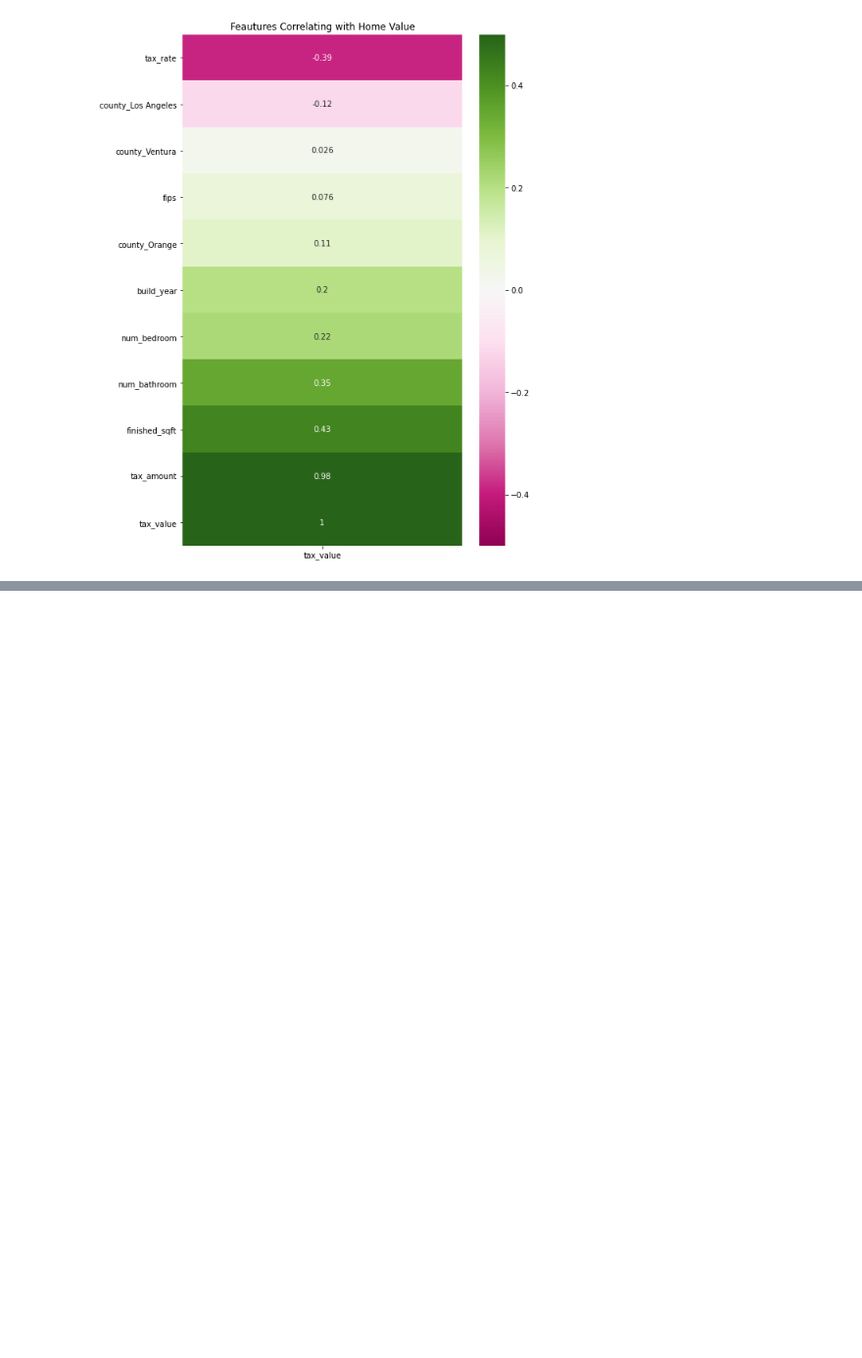
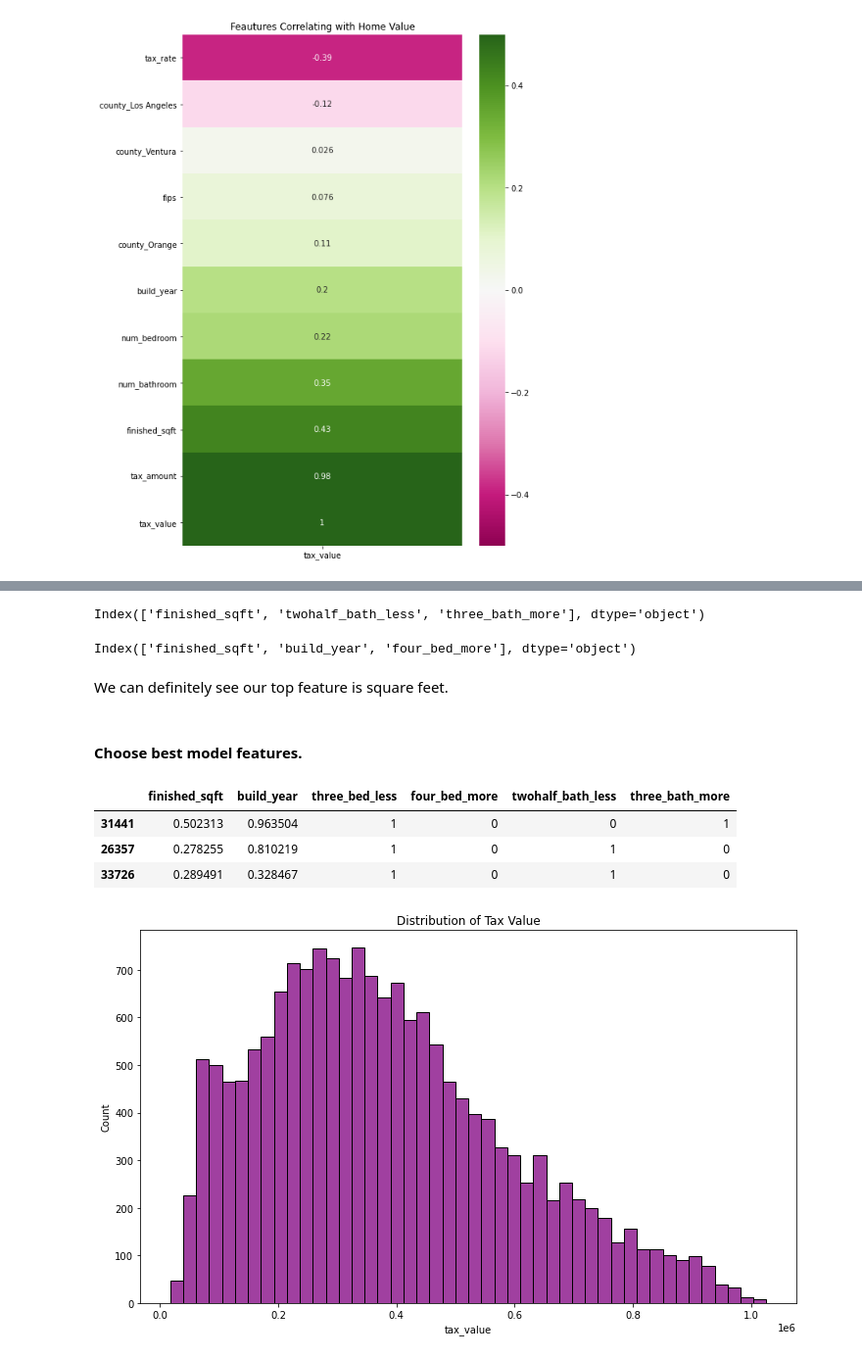
Before and after one commit to DesireeMcElroy/zillow-regression-project, a Jupyter notebook: zillow.ipynb, the cells around one changed output, grey strips where cells are left out. Shown at 98% size. Cells and saved outputs as stored; diff of their text form; code cells hidden in the pictures; blank space fills up the shorter version.

```diff
--- a/zillow.ipynb
+++ b/zillow.ipynb
@@ -359,0 +457,23 @@ plt.show()
+# %%
+# Here I bin my data and separate columns for houses with 3 or less bedrooms and 4 or more bedrooms
+# For bathrooms I bin them as 2.5 or less bathroom homes and 3 or more bathroom homes.
+
+train_scaled['three_bed_less'] = np.where(train_scaled['num_bedroom']<4,1,0)
+train_scaled['four_bed_more'] = np.where(train_scaled['num_bedroom']>3,1,0)
+
+validate_scaled['three_bed_less'] = np.where(validate_scaled['num_bedroom']<4,1,0)
+validate_scaled['four_bed_more'] = np.where(validate_scaled['num_bedroom']>3,1,0)
+
+test_scaled['three_bed_less'] = np.where(test_scaled['num_bedroom']<4,1,0)
+test_scaled['four_bed_more'] = np.where(test_scaled['num_bedroom']>3,1,0)
+
+# ---------
+
+train_scaled['twohalf_bath_less'] = np.where(train_scaled['num_bathroom']<3,1,0)
+train_scaled['three_bath_more'] = np.where(train_scaled['num_bathroom']>=3,1,0)
+
+validate_scaled['twohalf_bath_less'] = np.where(validate_scaled['num_bathroom']<3,1,0)
+validate_scaled['three_bath_more'] = np.where(validate_scaled['num_bathroom']>=3,1,0)
+
+test_scaled['twohalf_bath_less'] = np.where(test_scaled['num_bathroom']<3,1,0)
+test_scaled['three_bath_more'] = np.where(test_scaled['num_bathroom']>=3,1,0)
@@ -359,0 +575,34 @@ plt.show()
+# %%
+# use my select_kbest function
+no_features = 3
+ev.select_kbest(X_train, y_train, no_features)
+# %% [output]
+Index(['finished_sqft', 'twohalf_bath_less', 'three_bath_more'], dtype='object')
+# %%
+ev.rfe(X_train, y_train, no_features)
+# %% [output]
+Index(['finished_sqft', 'build_year', 'four_bed_more'], dtype='object')
+# %% [markdown]
+We can definitely see our top feature is square feet.
+# %% [markdown]
+#### Choose best model features.
+# %%
+# Now I will choose my best features for my X_train
+best_features = ['finished_sqft', 'build_year', 'three_bed_less', 'four_bed_more', 'twohalf_bath_less', 'three_bath_more']
+
+X_train = X_train[best_features]
+X_validate = X_validate[best_features]
+X_train.head(3)
+# %% [output]
+|  | finished_sqft | build_year | three_bed_less | four_bed_more | twohalf_bath_less | three_bath_more |
+| 31441 | 0.502313 | 0.963504 | 1 | 0 | 0 | 1 |
+| 26357 | 0.278255 | 0.810219 | 1 | 0 | 1 | 0 |
+| 33726 | 0.289491 | 0.328467 | 1 | 0 | 1 | 0 |
+# %%
+# Let's take a second look at the distribution of our target so we can get a better idea on the type of algorithm we want to use
+plt.figure(figsize=(12,7))
+sns.histplot(data=train_scaled, x=train_scaled.tax_value, color='purple')
+plt.title('Distribution of Tax Value')
+plt.show()
+# %% [output]
+[figure, added]
```
Also changed, not shown: parts of 45 cells of this notebook.
